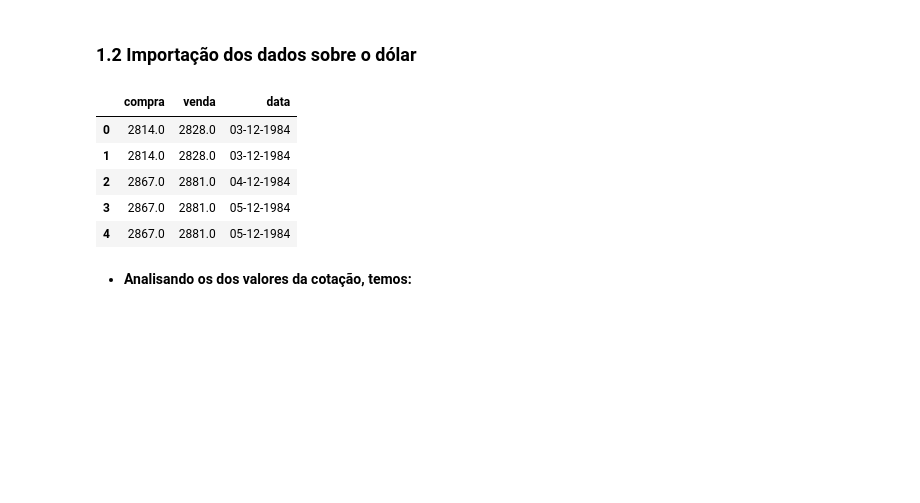
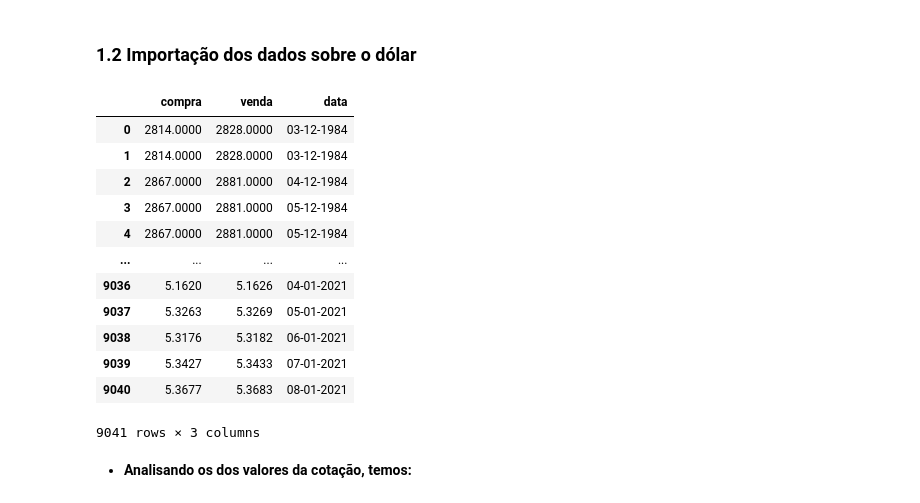
Before and after one commit to JairoSSantos/BR-infla-analise, a Jupyter notebook: analise.ipynb, the cells around one changed output. Cells and saved outputs as stored; diff of their text form; code cells hidden in the pictures; blank space fills up the shorter version.

```diff
--- a/analise.ipynb
+++ b/analise.ipynb
@@ -112,14 +110,21 @@ pd.read_csv(os.path.join(path, filename['ipca acumulado'])+'.csv')
 ### 1.2 Importação dos dados sobre o dólar
 # %%
 df1 = pd.read_csv(os.path.join(path, filename['dolar'])+'.csv')
-df1.head()
+df1
 # %% [output]
 |  | compra | venda | data |
-| 0 | 2814.0 | 2828.0 | 03-12-1984 |
-| 1 | 2814.0 | 2828.0 | 03-12-1984 |
-| 2 | 2867.0 | 2881.0 | 04-12-1984 |
-| 3 | 2867.0 | 2881.0 | 05-12-1984 |
-| 4 | 2867.0 | 2881.0 | 05-12-1984 |
+| 0 | 2814.0000 | 2828.0000 | 03-12-1984 |
+| 1 | 2814.0000 | 2828.0000 | 03-12-1984 |
+| 2 | 2867.0000 | 2881.0000 | 04-12-1984 |
+| 3 | 2867.0000 | 2881.0000 | 05-12-1984 |
+| 4 | 2867.0000 | 2881.0000 | 05-12-1984 |
+| ... | ... | ... | ... |
+| 9036 | 5.1620 | 5.1626 | 04-01-2021 |
+| 9037 | 5.3263 | 5.3269 | 05-01-2021 |
+| 9038 | 5.3176 | 5.3182 | 06-01-2021 |
+| 9039 | 5.3427 | 5.3433 | 07-01-2021 |
+| 9040 | 5.3677 | 5.3683 | 08-01-2021 |
+9041 rows × 3 columns
 # %% [markdown]
 - **Analisando os dos valores da cotação, temos:**
 # %%
```
Also changed, not shown: parts of 12 cells of this notebook, 3 other files.
